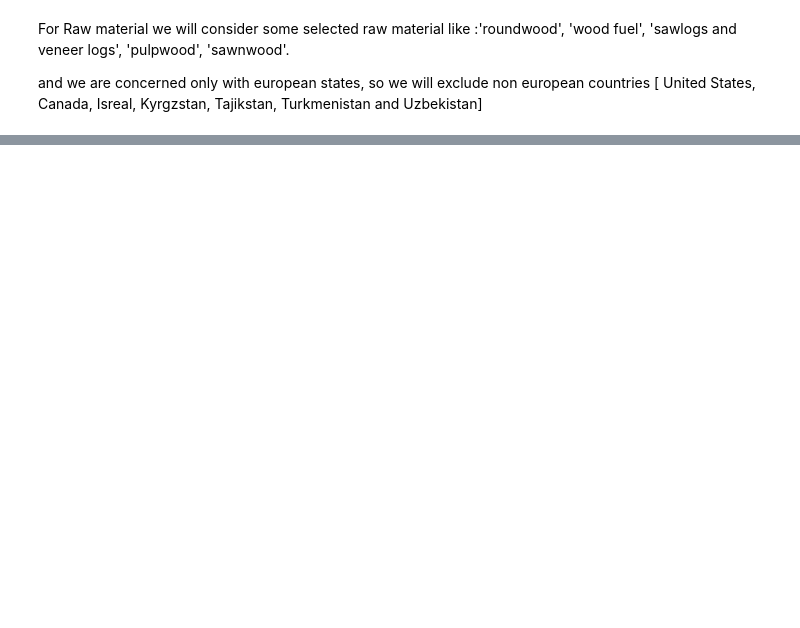
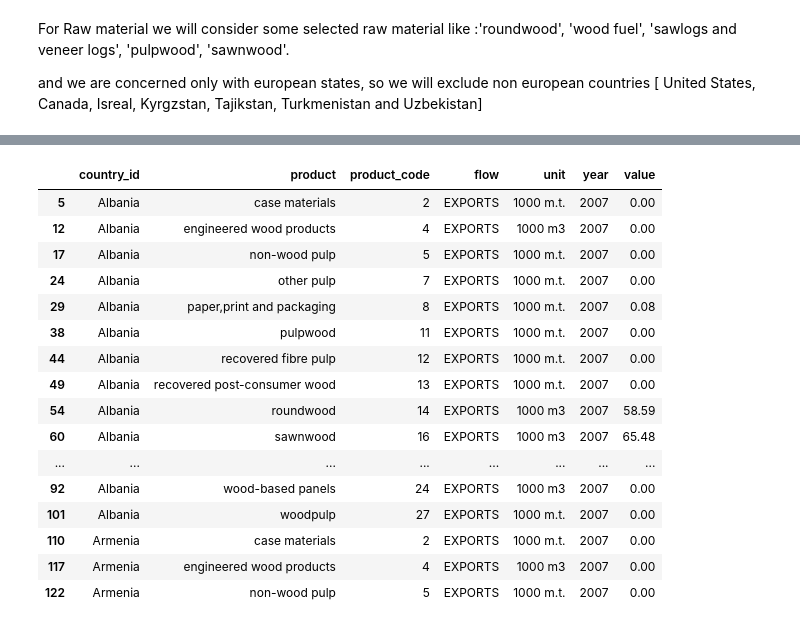
Before and after one commit to dubem12/mid_project, a Jupyter notebook: notebooks/cleaning_note.ipynb, the cells around one changed output, grey strips where cells are left out. Cells and saved outputs as stored; diff of their text form; code cells hidden in the pictures; blank space fills up the shorter version.

```diff
--- a/notebooks/cleaning_note.ipynb
+++ b/notebooks/cleaning_note.ipynb
@@ -518,0 +591,22 @@ and we are concerned only with european states, so we will exclude non european
+# %%
+#drop all rows where the unit is sales 1000 US$
+data_melted3.drop(data_melted3[(data_melted3['unit'] == '1000 US$')].index, inplace=True)
+data_melted3.head(20)
+# %% [output]
+|  | country_id | product | product_code | flow | unit | year | value |
+| 5 | Albania | case materials | 2 | EXPORTS | 1000 m.t. | 2007 | 0.00 |
+| 12 | Albania | engineered wood products | 4 | EXPORTS | 1000 m3 | 2007 | 0.00 |
+| 17 | Albania | non-wood pulp | 5 | EXPORTS | 1000 m.t. | 2007 | 0.00 |
+| 24 | Albania | other pulp | 7 | EXPORTS | 1000 m.t. | 2007 | 0.00 |
+| 29 | Albania | paper,print and packaging | 8 | EXPORTS | 1000 m.t. | 2007 | 0.08 |
+| 38 | Albania | pulpwood | 11 | EXPORTS | 1000 m.t. | 2007 | 0.00 |
+| 44 | Albania | recovered fibre pulp | 12 | EXPORTS | 1000 m.t. | 2007 | 0.00 |
+| 49 | Albania | recovered post-consumer wood | 13 | EXPORTS | 1000 m.t. | 2007 | 0.00 |
+| 54 | Albania | roundwood | 14 | EXPORTS | 1000 m3 | 2007 | 58.59 |
+| 60 | Albania | sawnwood | 16 | EXPORTS | 1000 m3 | 2007 | 65.48 |
+| ... | ... | ... | ... | ... | ... | ... | ... |
+| 92 | Albania | wood-based panels | 24 | EXPORTS | 1000 m3 | 2007 | 0.00 |
+| 101 | Albania | woodpulp | 27 | EXPORTS | 1000 m.t. | 2007 | 0.00 |
+| 110 | Armenia | case materials | 2 | EXPORTS | 1000 m.t. | 2007 | 0.00 |
+| 117 | Armenia | engineered wood products | 4 | EXPORTS | 1000 m3 | 2007 | 0.00 |
+| 122 | Armenia | non-wood pulp | 5 | EXPORTS | 1000 m.t. | 2007 | 0.00 |
```
Also changed, not shown: parts of 11 cells of this notebook, 3 other files.
